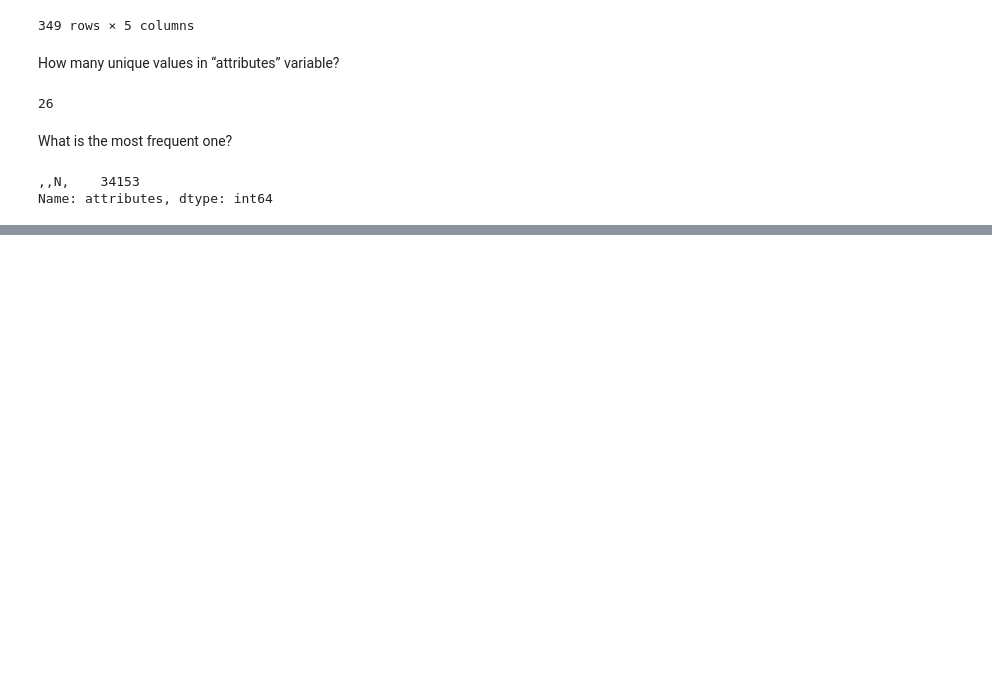
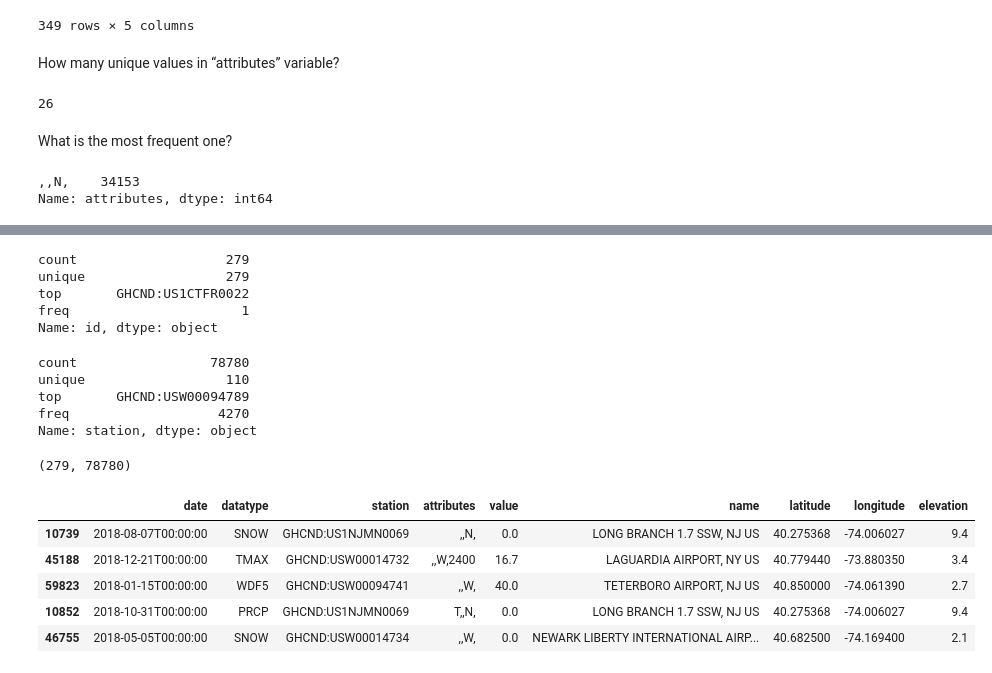
Before and after one commit to fran1215/ML7-P1, a Jupyter notebook: W5_Practice.ipynb, the cells around one changed output, grey strips where cells are left out. Cells and saved outputs as stored; diff of their text form; code cells hidden in the pictures; blank space fills up the shorter version.

```diff
--- a/W5_Practice.ipynb
+++ b/W5_Practice.ipynb
@@ -356,0 +373,29 @@ Name: attributes, dtype: int64
+# %%
+station_info.id.describe()
+# %% [output]
+count                   279
+unique                  279
+top       GHCND:US1CTFR0022
+freq                      1
+Name: id, dtype: object
+# %%
+weather.station.describe()
+# %% [output]
+count                 78780
+unique                  110
+top       GHCND:USW00094789
+freq                   4270
+Name: station, dtype: object
+# %%
+station_info.shape[0], weather.shape[0]
+# %% [output]
+(279, 78780)
+# %%
+weather.merge(station_info.rename(dict(id='station'), axis=1), on='station').sample(5, random_state=0)
+# %% [output]
+|  | date | datatype | station | attributes | value | name | latitude | longitude | elevation |
+| 10739 | 2018-08-07T00:00:00 | SNOW | GHCND:US1NJMN0069 | ,,N, | 0.0 | LONG BRANCH 1.7 SSW, NJ US | 40.275368 | -74.006027 | 9.4 |
+| 45188 | 2018-12-21T00:00:00 | TMAX | GHCND:USW00014732 | ,,W,2400 | 16.7 | LAGUARDIA AIRPORT, NY US | 40.779440 | -73.880350 | 3.4 |
+| 59823 | 2018-01-15T00:00:00 | WDF5 | GHCND:USW00094741 | ,,W, | 40.0 | TETERBORO AIRPORT, NJ US | 40.850000 | -74.061390 | 2.7 |
+| 10852 | 2018-10-31T00:00:00 | PRCP | GHCND:US1NJMN0069 | T,,N, | 0.0 | LONG BRANCH 1.7 SSW, NJ US | 40.275368 | -74.006027 | 9.4 |
+| 46755 | 2018-05-05T00:00:00 | SNOW | GHCND:USW00014734 | ,,W, | 0.0 | NEWARK LIBERTY INTERNATIONAL AIRP... | 40.682500 | -74.169400 | 2.1 |
```
Also changed, not shown: parts of 8 cells of this notebook.
